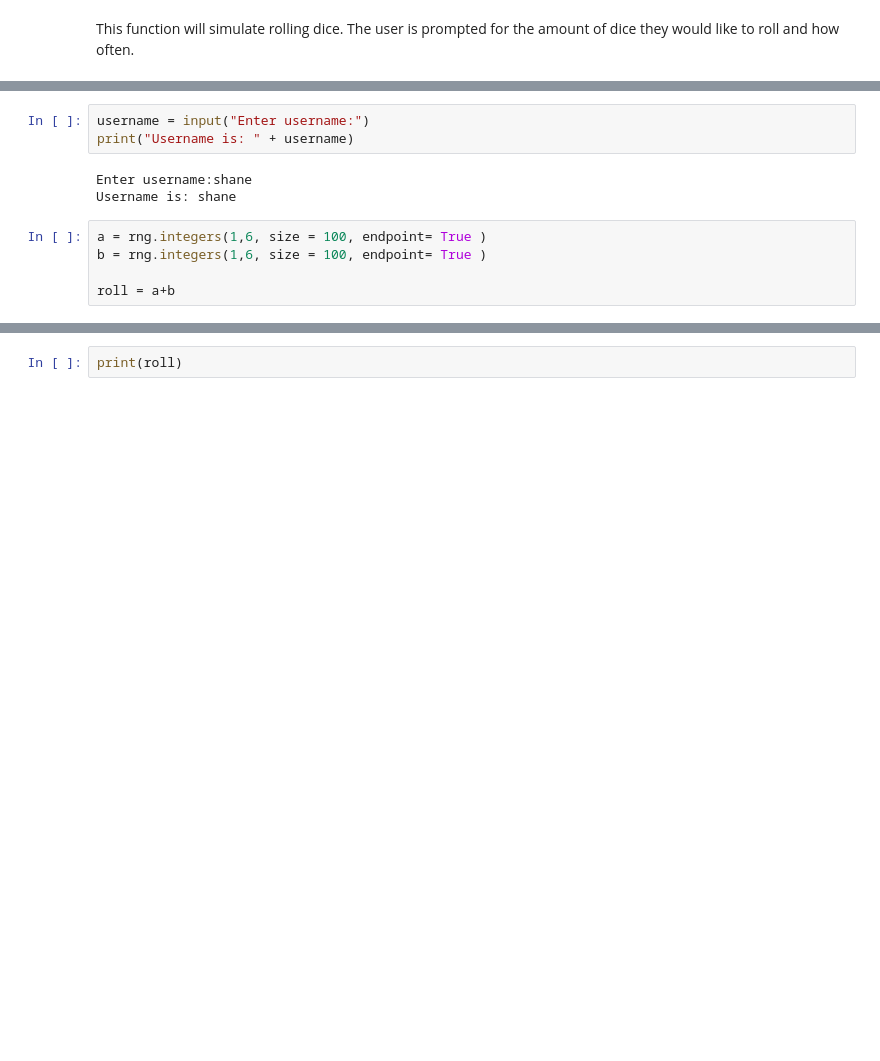
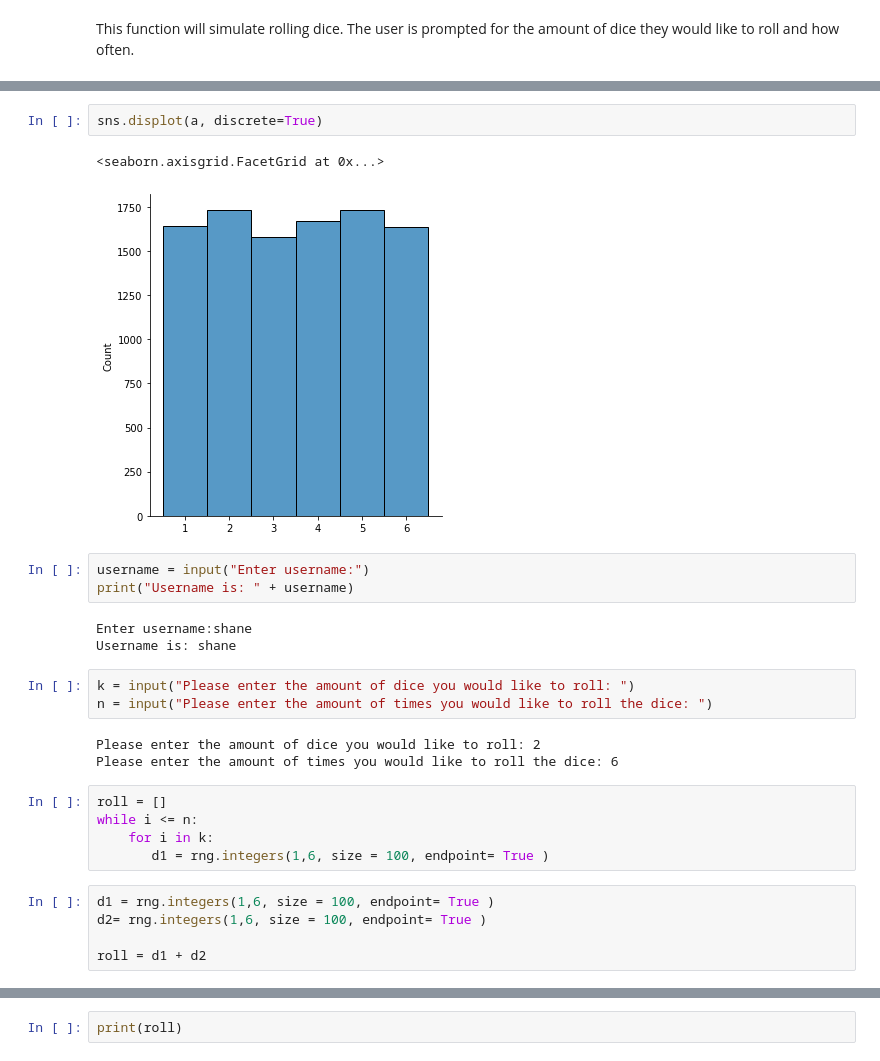
Before and after one commit to shaner1/Fundamentals_Task_20, a Jupyter notebook: Fundamentals_Task.ipynb, the cells around one changed output, grey strips where cells are left out. Cells and saved outputs as stored; diff of their text form; blank space fills up the shorter version.

```diff
--- a/Fundamentals_Task.ipynb
+++ b/Fundamentals_Task.ipynb
@@ -77,11 +167,27 @@ plt.show()
+# %%
+sns.displot(a, discrete=True)
+# %% [output]
+<seaborn.axisgrid.FacetGrid at 0x...>
+[figure, added]
 # %%
 username = input("Enter username:")
 print("Username is: " + username)
 # %% [output]
 Enter username:shane
 Username is: shane
+# %%
+k = input("Please enter the amount of dice you would like to roll: ")
+n = input("Please enter the amount of times you would like to roll the dice: ")
+# %% [output]
+Please enter the amount of dice you would like to roll: 2
+Please enter the amount of times you would like to roll the dice: 6
+# %%
+roll = []
+while i <= n:
+    for i in k:
+       d1 = rng.integers(1,6, size = 100, endpoint= True )
 # %%
-a = rng.integers(1,6, size = 100, endpoint= True )
-b = rng.integers(1,6, size = 100, endpoint= True )
+d1 = rng.integers(1,6, size = 100, endpoint= True )
+d2= rng.integers(1,6, size = 100, endpoint= True )
 
-roll = a+b
+roll = d1 + d2
```
Also changed, not shown: parts of 43 cells of this notebook, 1 other file.
